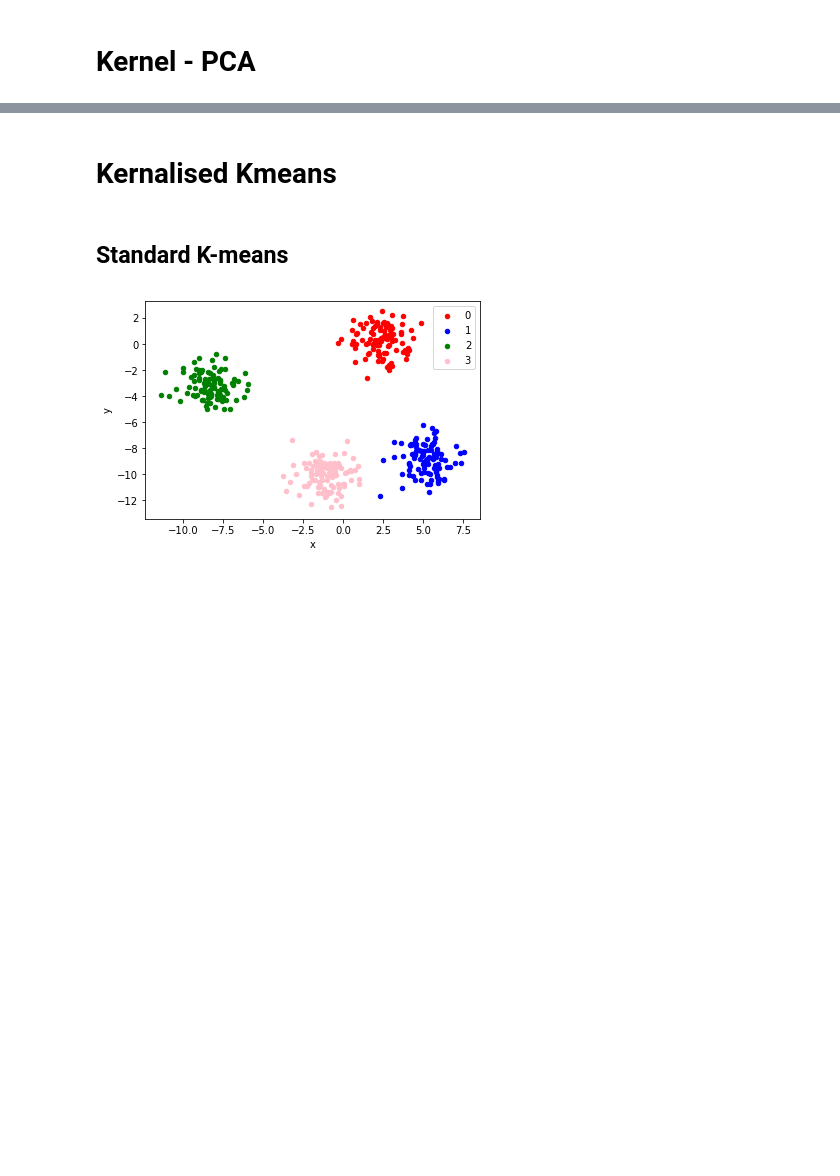
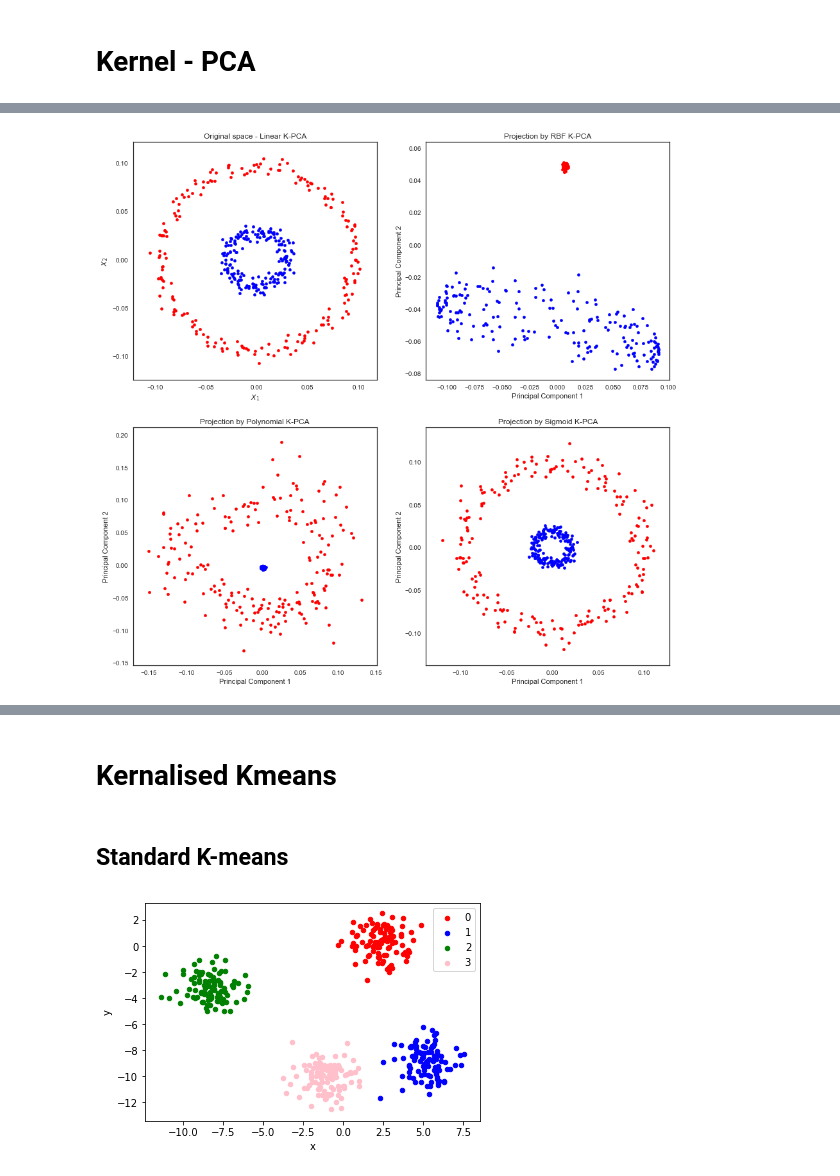
Before and after one commit to ajoseph12/Machine_Learning_lab, a Jupyter notebook: ML_LAB_1.ipynb, the cells around one changed output, grey strips where cells are left out. Drawn from its saved outputs; the diff is of its cells as text; code cells hidden in the pictures; blank space fills up the shorter version.

```diff
--- a/ML_LAB_1.ipynb
+++ b/ML_LAB_1.ipynb
@@ -155,12 +9,0 @@ plt.show()
-# %%
-from sklearn.decomposition import KernelPCA
-#transformer = KernelPCA(n_components=2, kernel='rbf', gamma= 10)
-#X_transformed = transformer.fit_transform(X)
-#np.random.seed(0)
-#X, y = make_circles(n_samples=400, factor=.3, noise=.05)
-
-kpca = KernelPCA(kernel="rbf", fit_inverse_transform=True, gamma=8)
-X_kpca = kpca.fit_transform(X)
-
-
-# Plot results
@@ -199,2 +9,0 @@ from sklearn.datasets import make_circles
-# %%
-X, y = make_circles(n_samples=400, factor=.3, noise=.05)
@@ -217,6 +9,0 @@ plt.show()
-# %%
-kpca = KernelPCA(kernel="rbf", fit_inverse_transform=True, gamma=10)
-X_kpca = kpca.fit_transform(X)
-X_back = kpca.inverse_transform(X_kpca)
-pca = PCA()
-X_pca = pca.fit_transform(X)
@@ -435,0 +69,29 @@ def stepwise_kpca(X, gamma, n_components):
+# %%
+plt.figure(figsize= (15,15))
+
+np.random.seed(0)
+X, Y = make_circles(n_samples=400, factor=.3, noise=.05)
+reds = Y == 0
+blues = Y == 1
+
+mode_list = [['polynomial',1, 1, 1, 'Original space - Linear K-PCA', '$X_1$','$X_2$'],
+             ['rbf',10, 1, 1, 'Projection by RBF K-PCA', 'Principal Component 1','Principal Component 2'],
+             ['polynomial',1, 10, 1, 'Projection by Polynomial K-PCA', 'Principal Component 1','Principal Component 2'],
+             ['sigmoid',1, 1, 10, 'Projection by Sigmoid K-PCA', 'Principal Component 1','Principal Component 2']]
+
+for n,i in enumerate(mode_list):
+
+        mode, gamma, degree, r, title, x_axis, y_axis  = i
+        kpca = Kernel_PCA(X, Y, mode, gamma, degree, r)
+        X_pc = kpca.X_pc
+
+        plt.subplot(2, 2, n+1)
+        plt.title(title)
+        plt.scatter(X_pc[reds, 0], X_pc[reds, 1], c="red", s=20)
+        plt.scatter(X_pc[blues, 0], X_pc[blues, 1], c="blue",s=20)
+        plt.xlabel(x_axis)
+        plt.ylabel(y_axis)
+
+plt.show()
+# %% [output]
+[figure, added]
```
Also changed, not shown: parts of 64 cells of this notebook, 1 other file.
